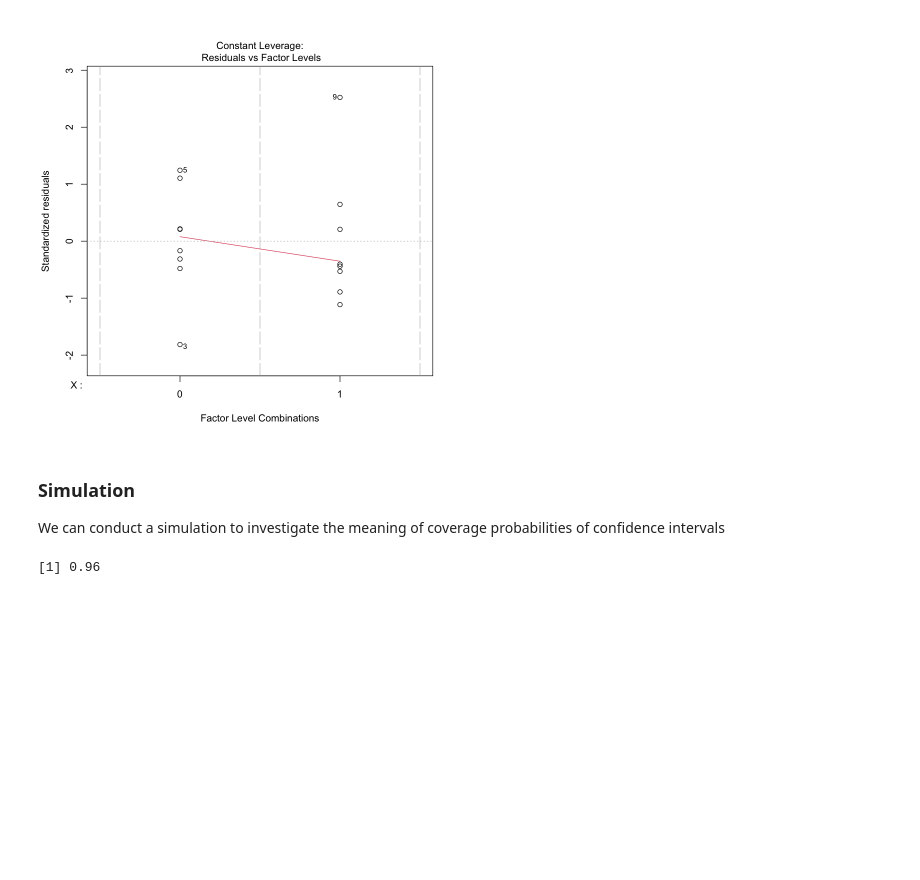
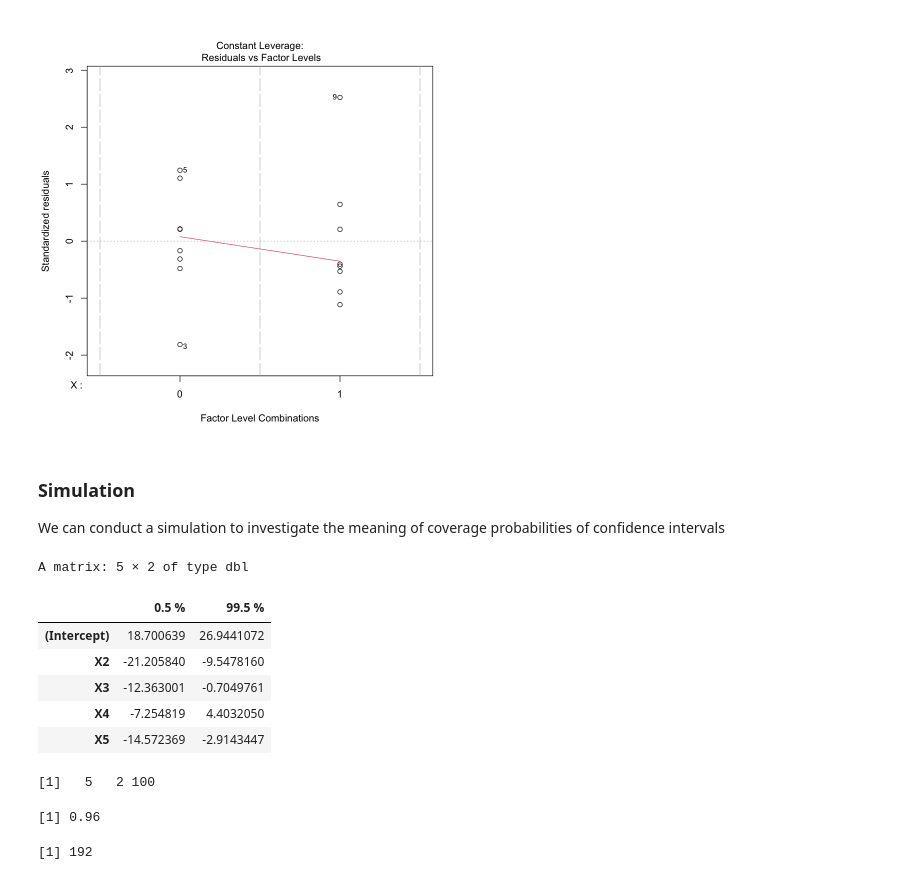
Before and after one commit to ChenShizhe/StatDataScience, a Jupyter notebook: Temp/ANOVAR.ipynb, the cells around one changed output. Drawn from its saved outputs; the diff is of its cells as text; code cells hidden in the pictures; blank space fills up the shorter version.

```diff
--- a/Temp/ANOVAR.ipynb
+++ b/Temp/ANOVAR.ipynb
@@ -153,5 +274,16 @@ simulate.instance<-function( alpha){
   return(CIs)
 }
+# %%
+#set.seed(1)
+simulate.instance(alpha=0.01)
+# %% [output]
+A matrix: 5 × 2 of type dbl
+|  | 0.5 % | 99.5 % |
+| (Intercept) | 18.700639 | 26.9441072 |
+| X2 | -21.205840 | -9.5478160 |
+| X3 | -12.363001 | -0.7049761 |
+| X4 | -7.254819 | 4.4032050 |
+| X5 | -14.572369 | -2.9143447 |
 # %%
 # Run simulation
 set.seed(1)
@@ -160,3 +292,7 @@ N.sim=100
 sim.CIs=replicate(N.sim,simulate.instance(alpha=0.05));
+# %%
+dim(sim.CIs)
+# %% [output]
+[1]   5   2 100
 # %%
 # True difference between mu2 and mu1 is
@@ -167,6 +303,10 @@ coverage=sum(sim.CIs[2,1,]<diff.true & sim.CIs[2,2,]>diff.true)/N.sim;
 coverage
 # %% [output]
 [1] 0.96
+# %%
+sum(sim.CIs[2,1,]<diff.true & sim.CIs[2,2,]>diff.true)
+# %% [output]
+[1] 192
 # %%
 
 # Visualize result
```
Also changed, not shown: parts of 26 cells of this notebook, 2 other files.
